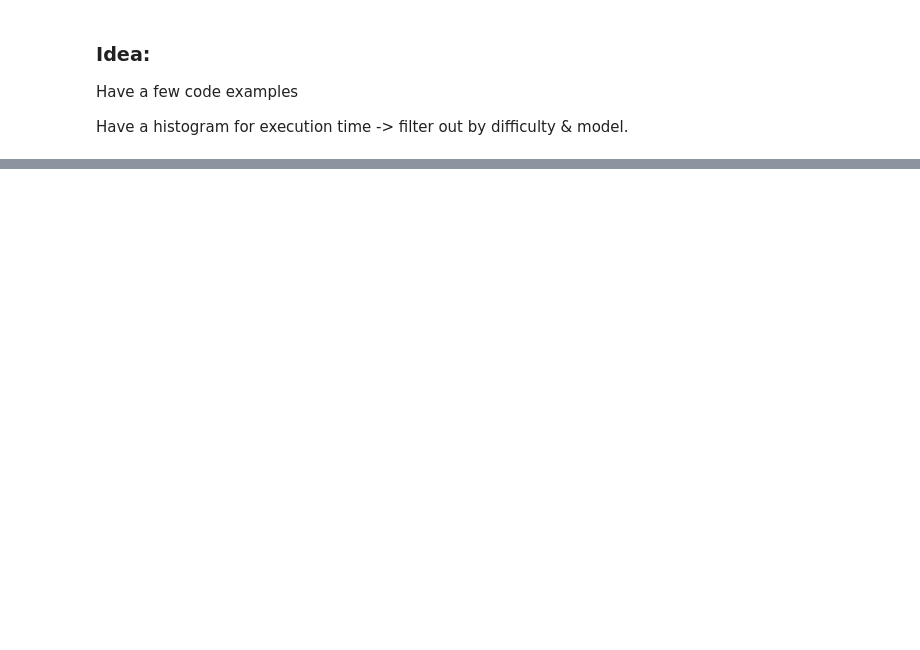
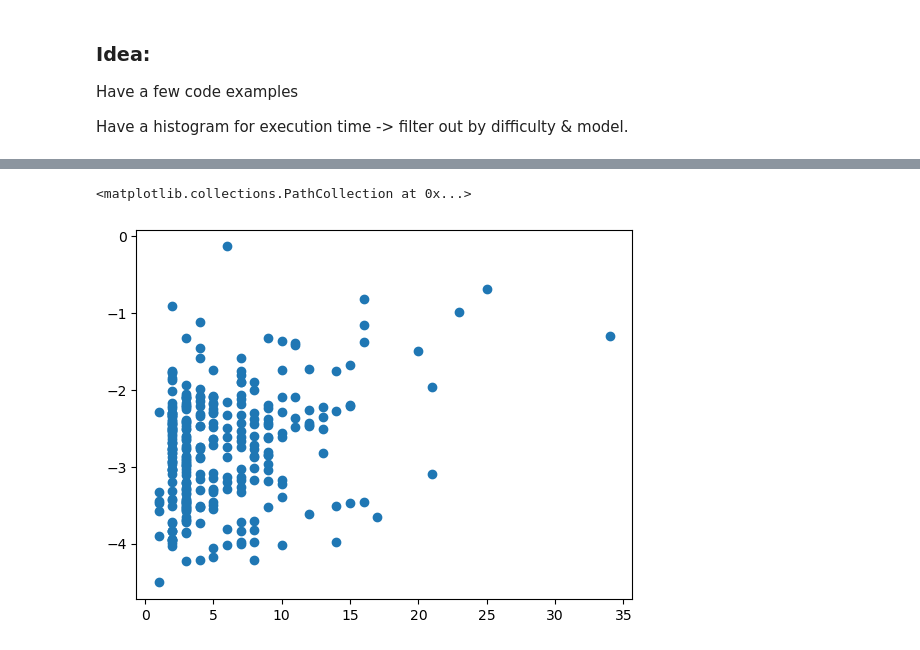
Before and after one commit to sashadivall/ds4200project, a Jupyter notebook: viz/visualization.ipynb, the cells around one changed output, grey strips where cells are left out. Drawn from its saved outputs; the diff is of its cells as text; code cells hidden in the pictures; blank space fills up the shorter version.

```diff
--- a/viz/visualization.ipynb
+++ b/viz/visualization.ipynb
@@ -105,0 +55,11 @@ copilot.head()
+# %%
+import matplotlib.pyplot as plt
+import numpy as np
+import math
+#filtered_df = df[df["execution_time_ms"] != np.nan]
+df["log_execution_time_ms"] = [math.log(tim) for tim in df["execution_time_ms"]]
+df["log_num_lines"] = [math.log(tim) for tim in df["num_lines"]]
+plt.scatter("num_lines", "log_execution_time_ms", data=df)
+# %% [output]
+<matplotlib.collections.PathCollection at 0x...>
+[figure, added]
```
Also changed, not shown: parts of 13 cells of this notebook.
